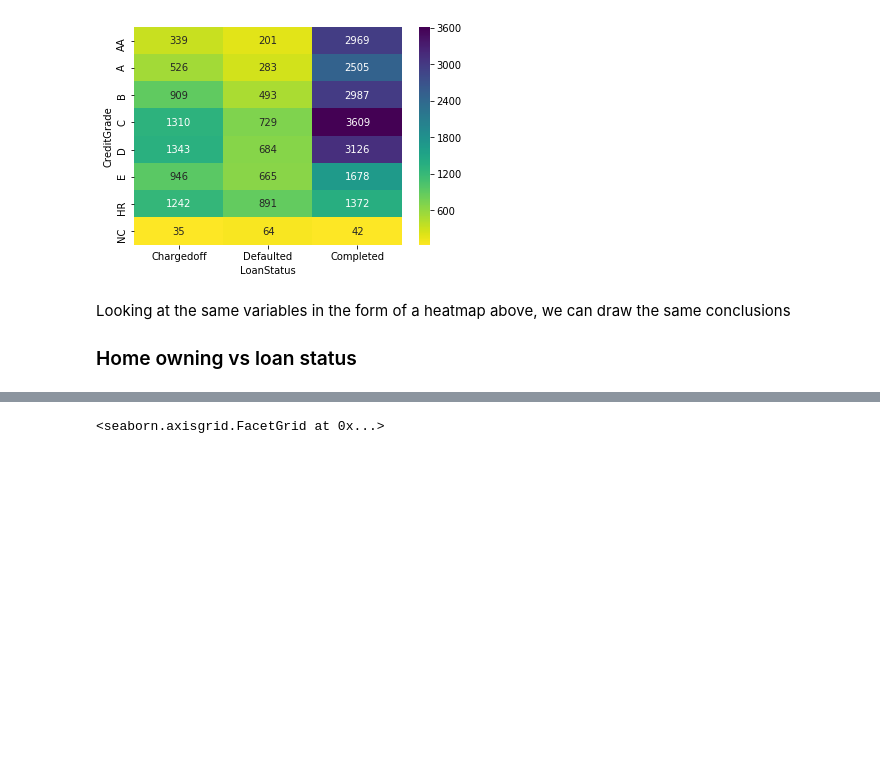
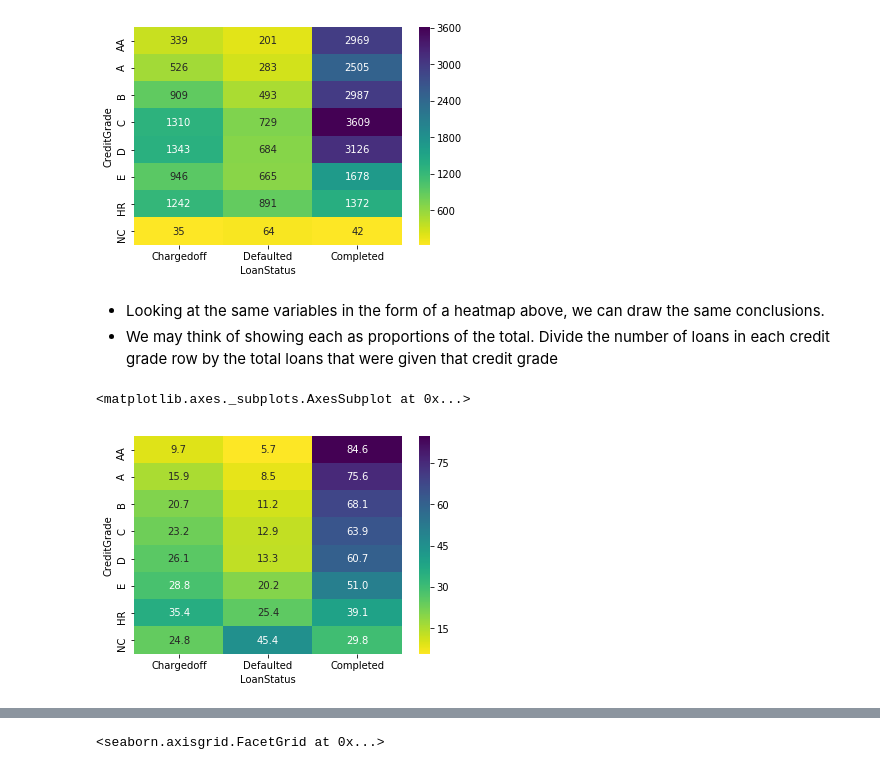
Before and after one commit to rashokanand/explore_prosper_loan_data, a Jupyter notebook: exploration_notebook.ipynb, the cells around one changed output, grey strips where cells are left out. Saved outputs shown, nothing was run; the diff lists cells and outputs as text; code cells hidden in the pictures; blank space fills up the shorter version.

```diff
--- a/exploration_notebook.ipynb
+++ b/exploration_notebook.ipynb
@@ -355,5 +356,22 @@ sb.heatmap(c,cmap = 'viridis_r',annot=True,fmt='0.0f')
 <matplotlib.axes._subplots.AxesSubplot at 0x...>
 [figure]
 # %% [markdown]
-Looking at the same variables in the form of a heatmap above, we can draw the same conclusions
-### Home owning vs loan status
+- Looking at the same variables in the form of a heatmap above, we can draw the same conclusions.
+- We may think of showing each as proportions of the total. Divide the number of loans in each credit grade row by the total loans that were given that credit grade
+# %%
+# Only selecting loan status values that we are interested in
+c = prosper_clean_df[prosper_clean_df.LoanStatus.isin(['Completed','Defaulted','Chargedoff'])]
+
+
+# Grouping by columns and ordering the x axis groups in the required order
+cat_order = ['AA','A','B','C','D','E','HR','NC']
+c = c.groupby(['LoanStatus','CreditGrade']).size().unstack('CreditGrade')[cat_order].T[['Chargedoff','Defaulted','Completed']]
+
+col_sum = c.sum(axis=1)
+for col in c.columns:
+    c[col] = c[col]/col_sum*100
+
+sb.heatmap(c,cmap = 'viridis_r',annot=True,fmt='0.1f')
+# %% [output]
+<matplotlib.axes._subplots.AxesSubplot at 0x...>
+[figure, added]
```
Also changed, not shown: parts of 7 cells of this notebook.
